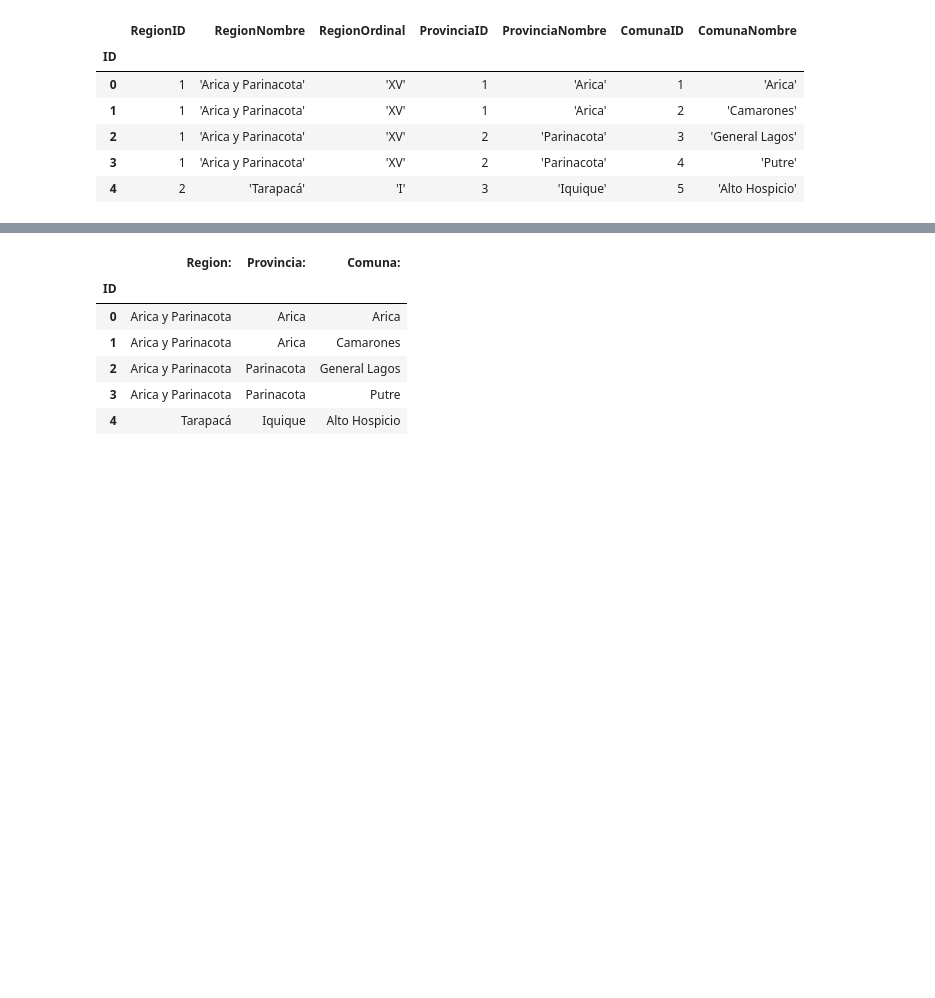
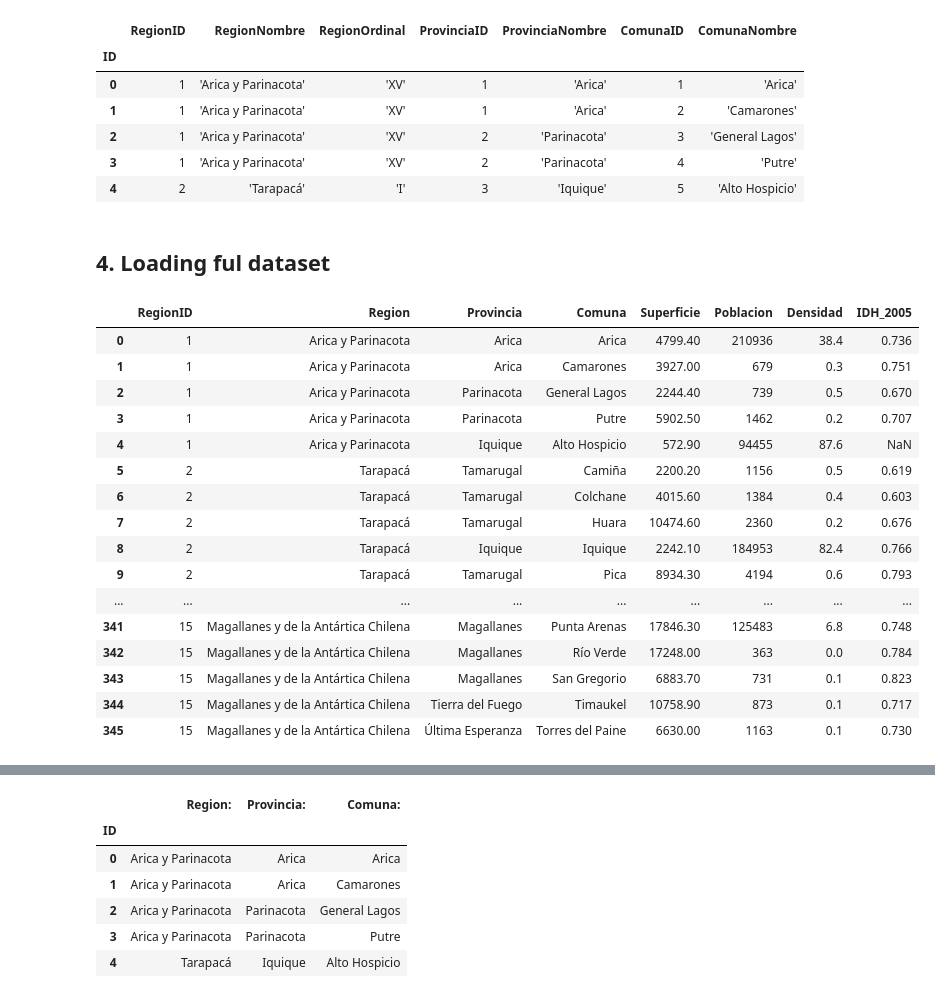
Before and after one commit to pucdata/pythonclub, a Jupyter notebook: sessions/07-pandas/01 - Pandas tutorial.ipynb, the cells around one changed output, grey strips where cells are left out. Saved outputs shown, nothing was run; the diff lists cells and outputs as text; code cells hidden in the pictures; blank space fills up the shorter version.

```diff
--- a/sessions/07-pandas/01 - Pandas tutorial.ipynb
+++ b/sessions/07-pandas/01 - Pandas tutorial.ipynb
@@ -281,3 +273,27 @@ regiones_provincias_comunas.head()
 | 4 | 2 | 'Tarapacá' | 'I' | 3 | 'Iquique' | 5 | 'Alto Hospicio' |
 # %%
 regiones_provincias_comunas.to_csv('chile_demographic_data.csv', index=False)
+# %% [markdown]
+## 4. Loading ful dataset
+# %%
+data_file='data/chile_demographic.csv'
+data=pd.read_csv(data_file, header=0, sep=',')
+data
+# %% [output]
+|  | RegionID | Region | Provincia | Comuna | Superficie | Poblacion | Densidad | IDH_2005 |
+| 0 | 1 | Arica y Parinacota | Arica | Arica | 4799.40 | 210936 | 38.4 | 0.736 |
+| 1 | 1 | Arica y Parinacota | Arica | Camarones | 3927.00 | 679 | 0.3 | 0.751 |
+| 2 | 1 | Arica y Parinacota | Parinacota | General Lagos | 2244.40 | 739 | 0.5 | 0.670 |
+| 3 | 1 | Arica y Parinacota | Parinacota | Putre | 5902.50 | 1462 | 0.2 | 0.707 |
+| 4 | 1 | Arica y Parinacota | Iquique | Alto Hospicio | 572.90 | 94455 | 87.6 | NaN |
+| 5 | 2 | Tarapacá | Tamarugal | Camiña | 2200.20 | 1156 | 0.5 | 0.619 |
+| 6 | 2 | Tarapacá | Tamarugal | Colchane | 4015.60 | 1384 | 0.4 | 0.603 |
+| 7 | 2 | Tarapacá | Tamarugal | Huara | 10474.60 | 2360 | 0.2 | 0.676 |
+| 8 | 2 | Tarapacá | Iquique | Iquique | 2242.10 | 184953 | 82.4 | 0.766 |
+| 9 | 2 | Tarapacá | Tamarugal | Pica | 8934.30 | 4194 | 0.6 | 0.793 |
+| ... | ... | ... | ... | ... | ... | ... | ... | ... |
+| 341 | 15 | Magallanes y de la Antártica Chilena | Magallanes | Punta Arenas | 17846.30 | 125483 | 6.8 | 0.748 |
+| 342 | 15 | Magallanes y de la Antártica Chilena | Magallanes | Río Verde | 17248.00 | 363 | 0.0 | 0.784 |
+| 343 | 15 | Magallanes y de la Antártica Chilena | Magallanes | San Gregorio | 6883.70 | 731 | 0.1 | 0.823 |
+| 344 | 15 | Magallanes y de la Antártica Chilena | Tierra del Fuego | Timaukel | 10758.90 | 873 | 0.1 | 0.717 |
+| 345 | 15 | Magallanes y de la Antártica Chilena | Última Esperanza | Torres del Paine | 6630.00 | 1163 | 0.1 | 0.730 |
```
Also changed, not shown: parts of 33 cells of this notebook, 2 other files.
